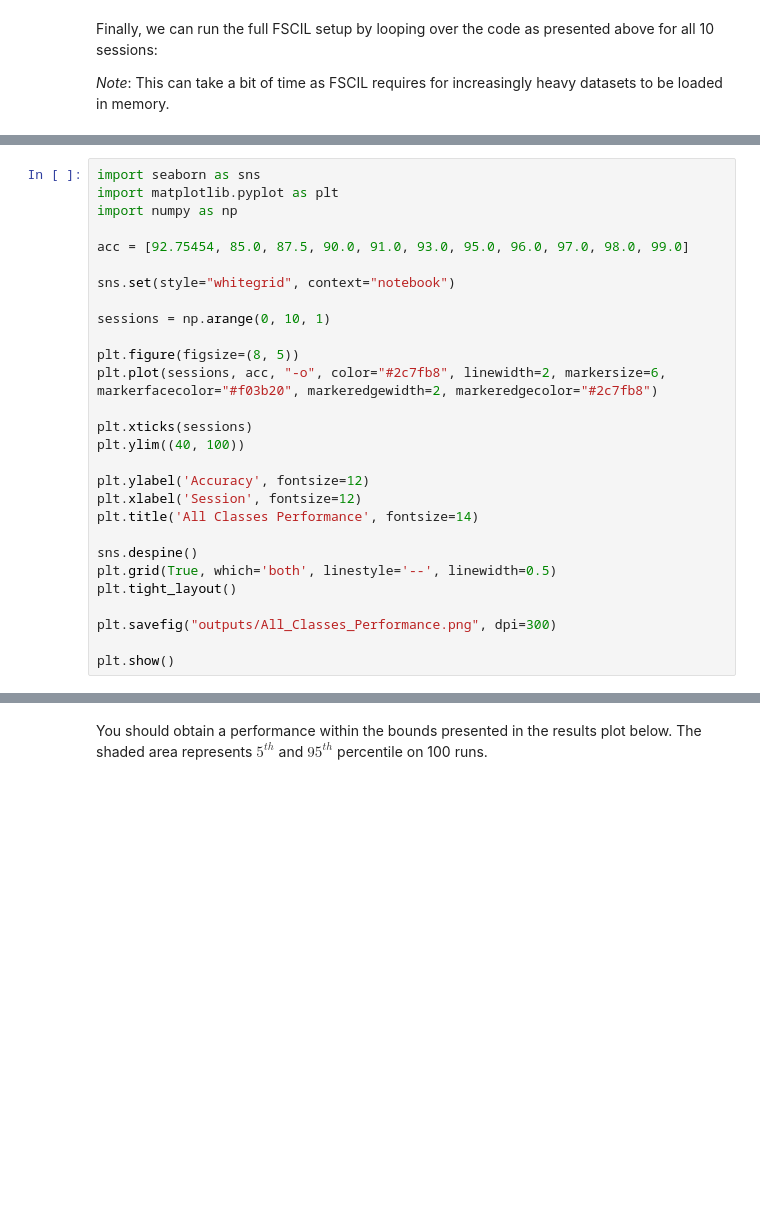
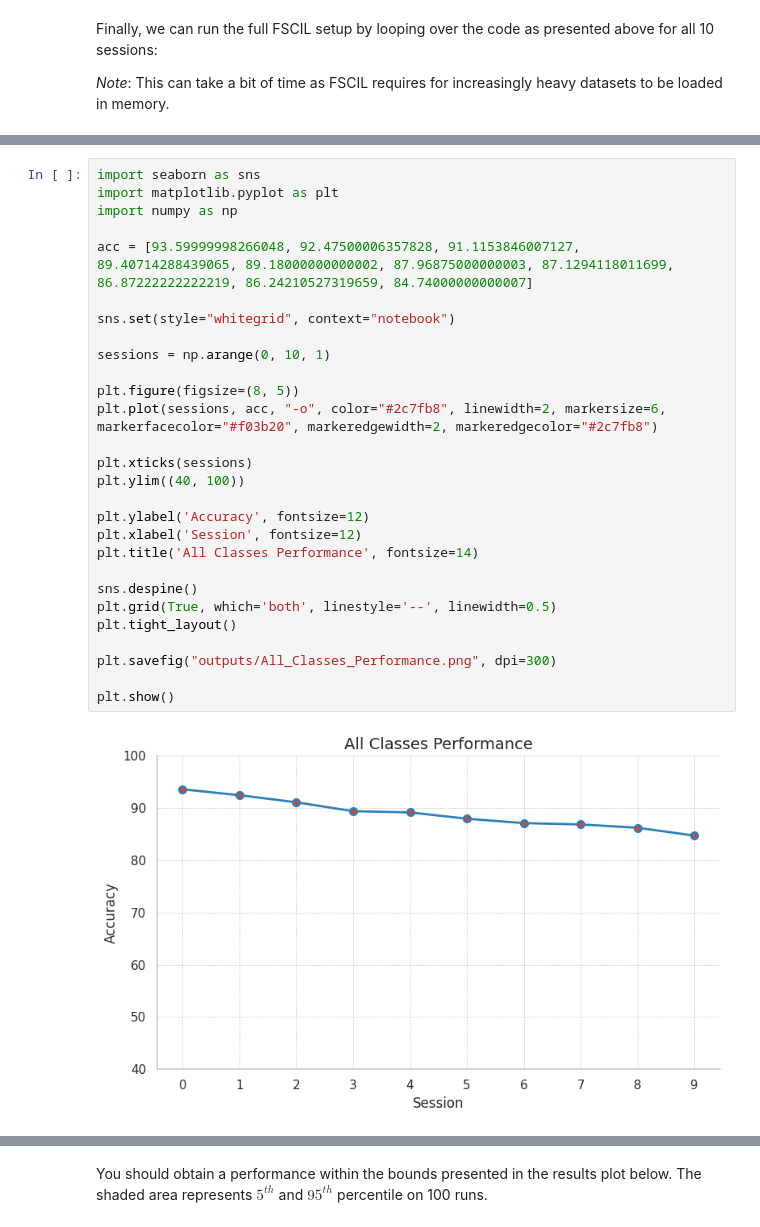
Before and after one commit to MANUPRIYASINGH/MSWC_FCIL_DL, a Jupyter notebook: Reproduction_plots.ipynb, the cells around one changed output, grey strips where cells are left out. Cells and saved outputs as stored; diff of their text form; blank space fills up the shorter version.

```diff
--- a/Reproduction_plots.ipynb
+++ b/Reproduction_plots.ipynb
@@ -464,31 +582,33 @@ plt.show()
 # %%
 import seaborn as sns
 import matplotlib.pyplot as plt
 import numpy as np
 
-acc = [92.75454, 85.0, 87.5, 90.0, 91.0, 93.0, 95.0, 96.0, 97.0, 98.0, 99.0]
+acc = [93.59999998266048, 92.47500006357828, 91.1153846007127, 89.40714288439065, 89.18000000000002, 87.96875000000003, 87.1294118011699, 86.87222222222219, 86.24210527319659, 84.74000000000007]
 
 sns.set(style="whitegrid", context="notebook")
 
 sessions = np.arange(0, 10, 1)
 
 plt.figure(figsize=(8, 5))
 plt.plot(sessions, acc, "-o", color="#2c7fb8", linewidth=2, markersize=6, markerfacecolor="#f03b20", markeredgewidth=2, markeredgecolor="#2c7fb8")
 
 plt.xticks(sessions)
 plt.ylim((40, 100))
 
 plt.ylabel('Accuracy', fontsize=12)
 plt.xlabel('Session', fontsize=12)
 plt.title('All Classes Performance', fontsize=14)
 
 sns.despine()
 plt.grid(True, which='both', linestyle='--', linewidth=0.5)
 plt.tight_layout()
 
 plt.savefig("outputs/All_Classes_Performance.png", dpi=300)
 
 plt.show()
+# %% [output]
+[figure, added]
 # %%
 
 sessions = np.arange(1, 11, 1)
```
Also changed, not shown: parts of 14 cells of this notebook.
